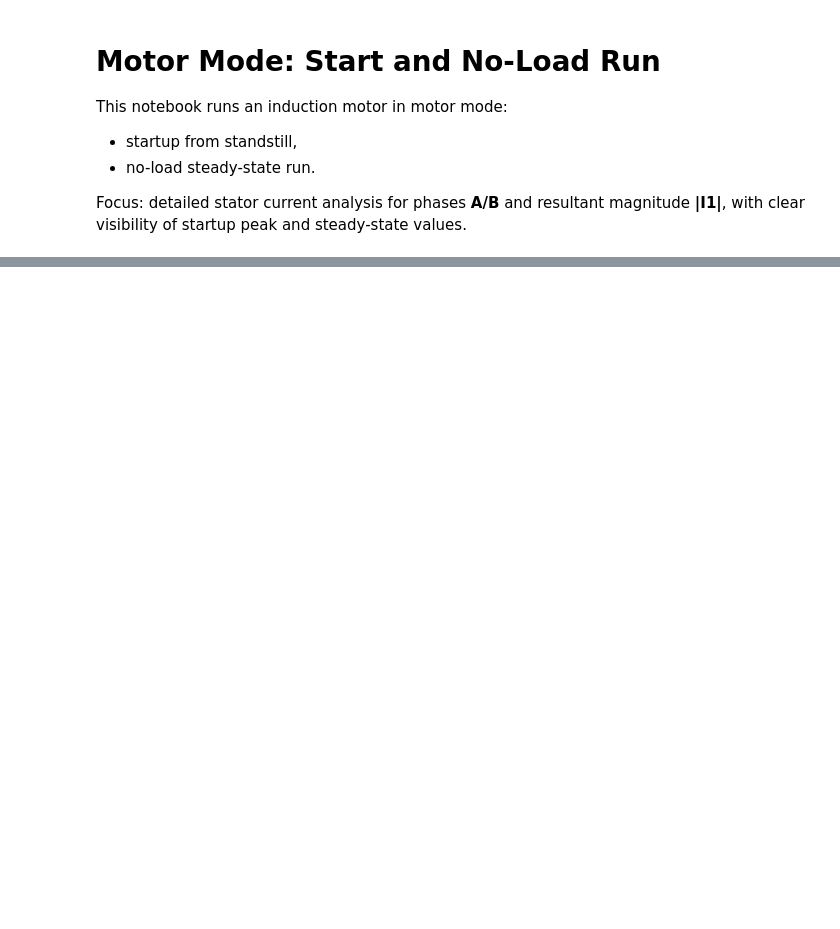
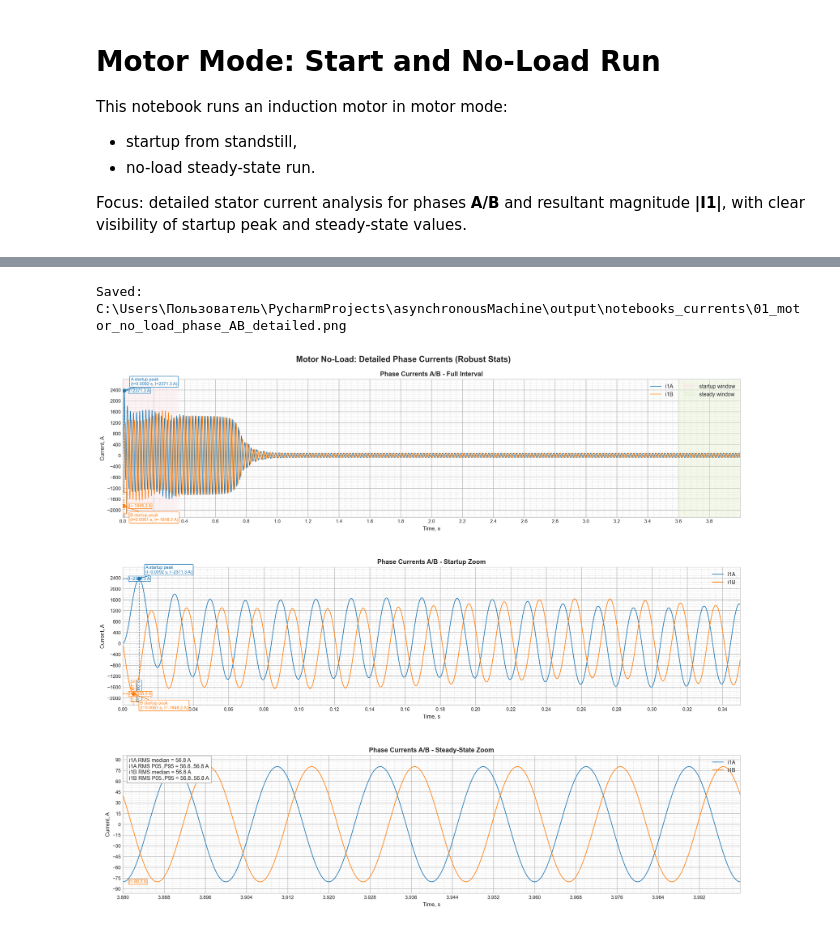
Before and after one commit to PpavelFilippov/AsyncMachine, a Jupyter notebook: notebooks/01_motor_no_load_currents.ipynb, the cells around one changed output, grey strips where cells are left out. Saved outputs shown, nothing was run; the diff lists cells and outputs as text; code cells hidden in the pictures; blank space fills up the shorter version.

Commit message:
robust statistics

```diff
--- a/notebooks/01_motor_no_load_currents.ipynb
+++ b/notebooks/01_motor_no_load_currents.ipynb
@@ -233,36 +317,41 @@ axes[1].set_ylim(*y_limits(np.r_[iA_start, iB_start], pad=0.10))
 style_axis(axes[1], "Phase Currents A/B - Startup Zoom", xbins=22, ybins=16, x_minor=5, y_minor=5)
 mark_point_with_projection(axes[1], t_peak_A, i_peak_A, "A startup peak", "#1f77b4", (12, 10))
 mark_point_with_projection(axes[1], t_peak_B, i_peak_B, "B startup peak", "#ff7f0e", (12, -28))
 axes[1].legend(loc="upper right")
 
 # 3) Steady-state zoom
 axes[2].plot(t_steady_zoom, iA_steady_zoom, color="#1f77b4", linewidth=1.2, label="i1A")
 axes[2].plot(t_steady_zoom, iB_steady_zoom, color="#ff7f0e", linewidth=1.2, label="i1B")
 axes[2].set_xlim(t_steady_zoom[0], t_steady_zoom[-1])
 axes[2].set_ylim(*y_limits(np.r_[iA_steady_zoom, iB_steady_zoom], pad=0.10))
 style_axis(axes[2], "Phase Currents A/B - Steady-State Zoom", xbins=18, ybins=16, x_minor=5, y_minor=5)
 mark_point_with_projection(axes[2], t_steady_peak_A, i_steady_peak_A, "A steady peak", "#1f77b4", (12, 10))
 mark_point_with_projection(axes[2], t_steady_peak_B, i_steady_peak_B, "B steady peak", "#ff7f0e", (12, -28))
 axes[2].text(
     0.01,
     0.98,
     (
-        f"Steady RMS i1A = {iA_rms_steady:.1f} A\n"
-        f"Steady RMS i1B = {iB_rms_steady:.1f} A"
+        f"i1A RMS median = {iA_ss['rms_median']:.1f} A\n"
+        f"i1A RMS P05..P95 = {iA_ss['rms_p05']:.1f}..{iA_ss['rms_p95']:.1f} A\n"
+        f"i1B RMS median = {iB_ss['rms_median']:.1f} A\n"
+        f"i1B RMS P05..P95 = {iB_ss['rms_p05']:.1f}..{iB_ss['rms_p95']:.1f} A"
     ),
     transform=axes[2].transAxes,
     va="top",
     ha="left",
     bbox=dict(facecolor="white", alpha=0.9, edgecolor="#999999"),
 )
 axes[2].legend(loc="upper right")
 
-fig.suptitle("Motor No-Load: Detailed Phase Currents (High Resolution)", fontsize=15, weight="bold")
+fig.suptitle("Motor No-Load: Detailed Phase Currents (Robust Stats)", fontsize=15, weight="bold")
 fig.subplots_adjust(left=0.10, right=0.98, top=0.94, bottom=0.06, hspace=0.36)
 phase_save_path = output_dir / "01_motor_no_load_phase_AB_detailed.png"
 fig.savefig(phase_save_path, dpi=350)
 print(f"Saved: {phase_save_path}")
 plt.show()
+# %% [output]
+Saved: C:\Users\Пользователь\PycharmProjects\asynchronousMachine\output\notebooks_currents\01_motor_no_load_phase_AB_detailed.png
+[figure, added]
 # %%
 fig, axes = plt.subplots(3, 1, figsize=(18, 15), dpi=220)
 
```
Also changed, not shown: parts of 4 cells of this notebook, 1 other file.
